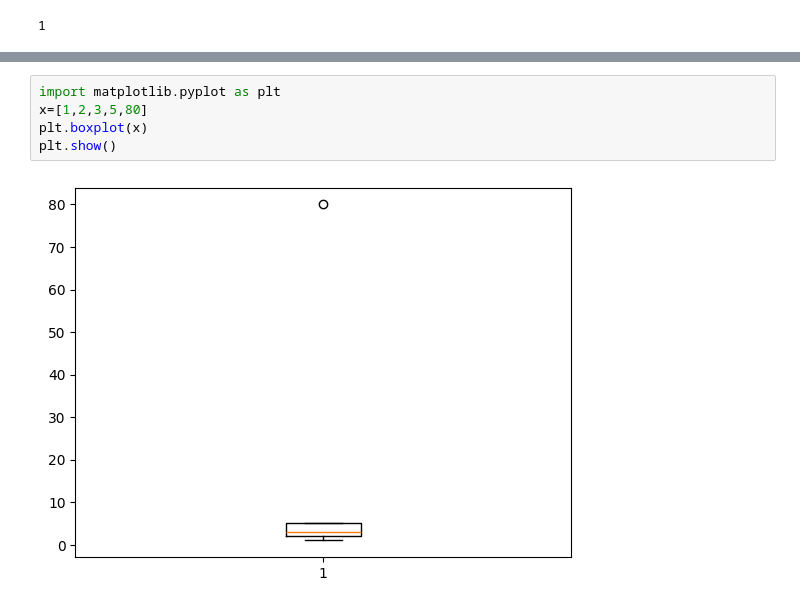
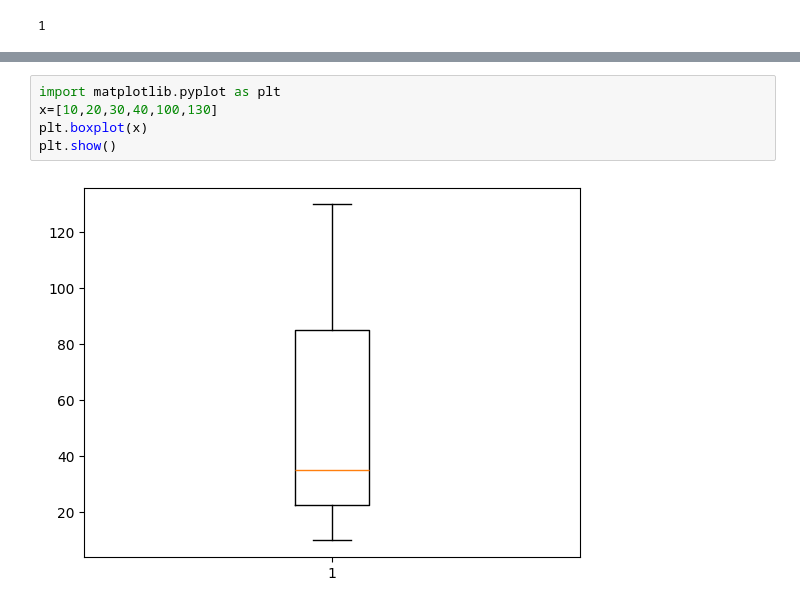
Before and after one commit to eswari64/datascience, a Jupyter notebook: Copy_of_Welcome_To_Colab.ipynb, the cells around one changed output, grey strips where cells are left out. Drawn from its saved outputs; the diff is of its cells as text.

```diff
--- a/Copy_of_Welcome_To_Colab.ipynb
+++ b/Copy_of_Welcome_To_Colab.ipynb
@@ -1335,7 +1352,7 @@ plt.show()
 # %%
 import matplotlib.pyplot as plt
-x=[1,2,3,5,80]
+x=[10,20,30,40,100,130]
 plt.boxplot(x)
 plt.show()
 # %% [output]
-[figure, old version]
+[figure, new version]
```
Also changed, not shown: parts of 5 cells of this notebook.
